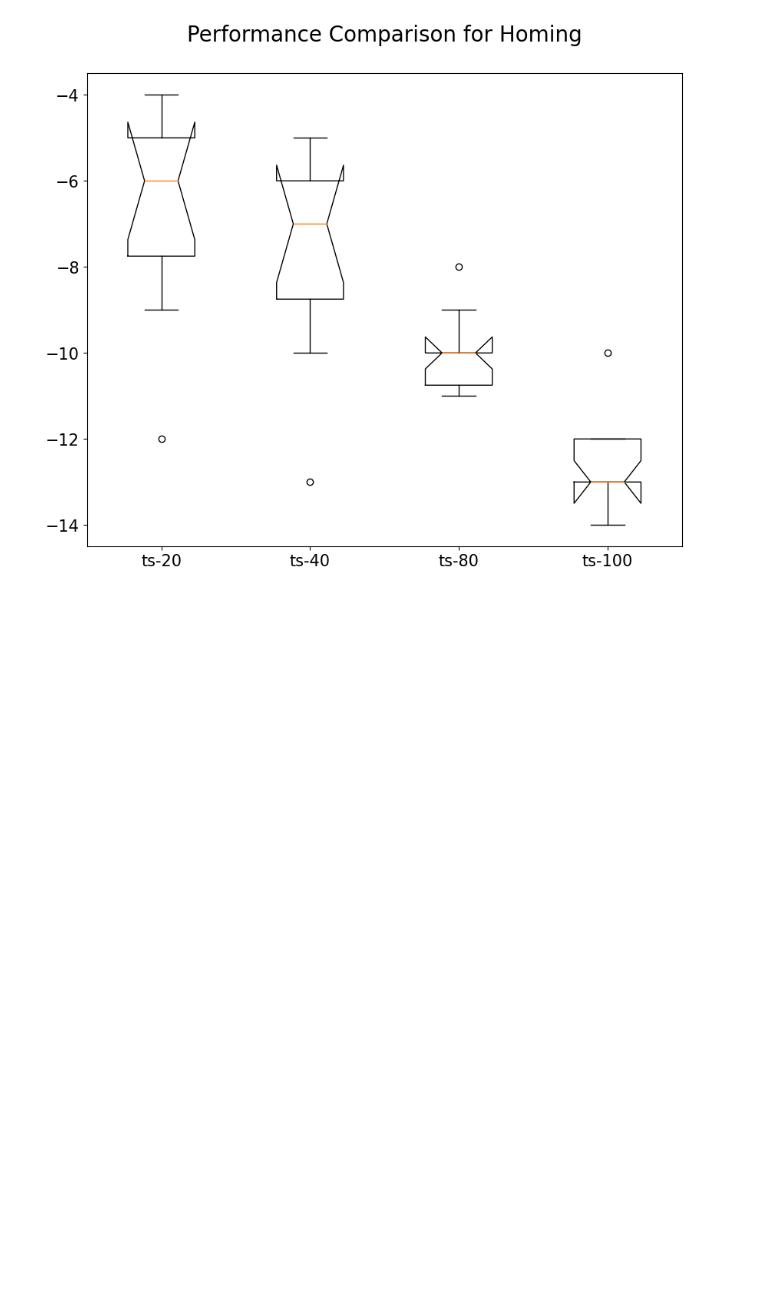
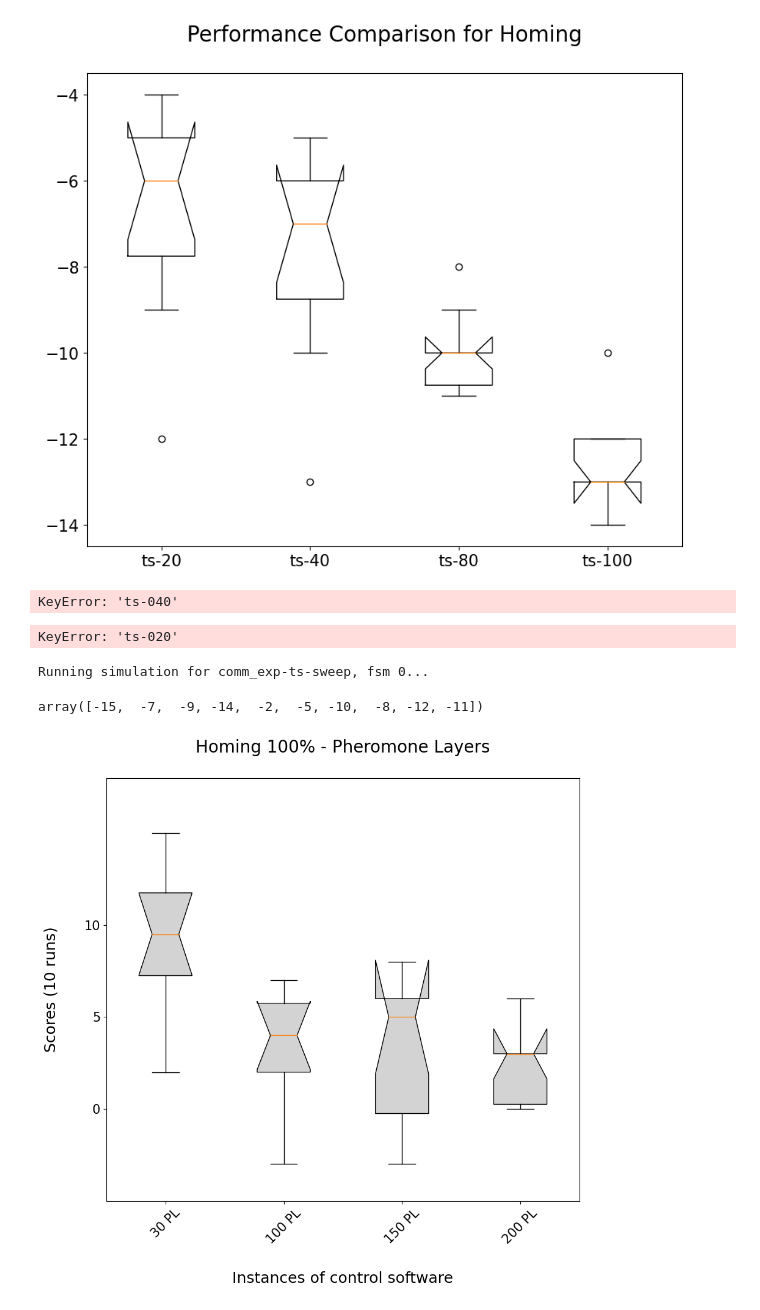
Before and after one commit to juanpabmedina/heterogenity_habanero_loopfunctions, a Jupyter notebook: data/evaluate_experiments.ipynb, the cells around one changed output. Drawn from its saved outputs; the diff is of its cells as text; code cells hidden in the pictures; blank space fills up the shorter version.

```diff
--- a/data/evaluate_experiments.ipynb
+++ b/data/evaluate_experiments.ipynb
@@ -280,3 +312,38 @@ plt.figure(figsize=(10, 8))
 plot_boxplots([score for score in score_dict_tasking.values()], 'Performance Comparison for Homing', number_plots=len(score_dict_tasking), plots_ticks=[f'ts-{i}' for i in [20,40,80,100]])
 # %% [output]
 [figure]
+# %%
+argos_file = "/home/robotmaster/argos3-installation/habanero/habanero-loopfunctions/scenarios/communication/ts-020.argos"
+score_file = "/home/robotmaster/argos3-installation/habanero/habanero-loopfunctions/data/score_tasking.txt"
+mission_name = "ts-020"
+n_experiments = 1
+# %%
+score = run_experiments(argos_file, score_file, mission_name, n_experiments)
+score = np.array(score)
+score_dict[mission_name+'150'] = score.reshape(1,n_experiments)
+# %% [output]
+KeyError: 'ts-040'
+# %%
+score = run_experiments(argos_file, score_file, mission_name, n_experiments)
+score = np.array(score)
+score_dict[mission_name+'100'] = score.reshape(1,n_experiments)
+# %% [output]
+KeyError: 'ts-020'
+# %%
+score = run_experiments(argos_file, score_file, mission_name, n_experiments)
+score = np.array(score)
+score_dict[mission_name+'30'] = score.reshape(1,n_experiments)
+# %% [output]
+Running simulation for comm_exp-ts-sweep, fsm 0...
+# %%
+score_dict[mission_name+'30'][0]
+# %% [output]
+array([-15,  -7,  -9, -14,  -2,  -5, -10,  -8, -12, -11])
+# %%
+plt.figure(figsize=(10, 9))
+
+plot_boxplots([-score_dict[mission_name+'30'][0],-score_dict[mission_name+'100'][0], -score_dict[mission_name+'150'][0], -score_dict[mission_name+'200'][0]], 'Homing 100% - Pheromone Layers', number_plots=4,
+              plots_ticks=['30 PL', '100 PL', '150 PL', '200 PL'],
+              yticks=[0, 5, 10], ylim=[-5, 18])
+# %% [output]
+[figure, added]
```
Also changed, not shown: parts of 27 cells of this notebook, 53 other files.
